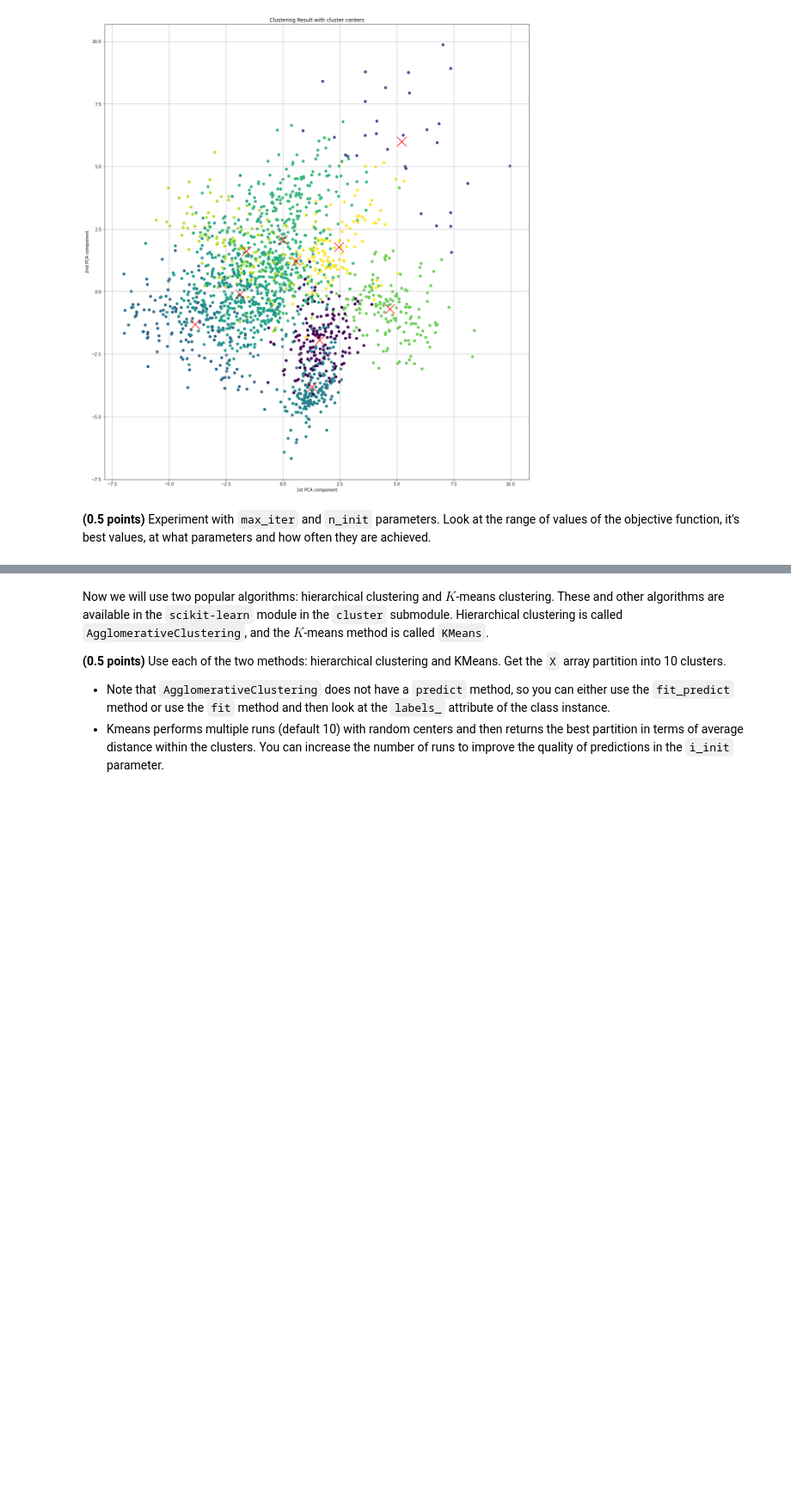
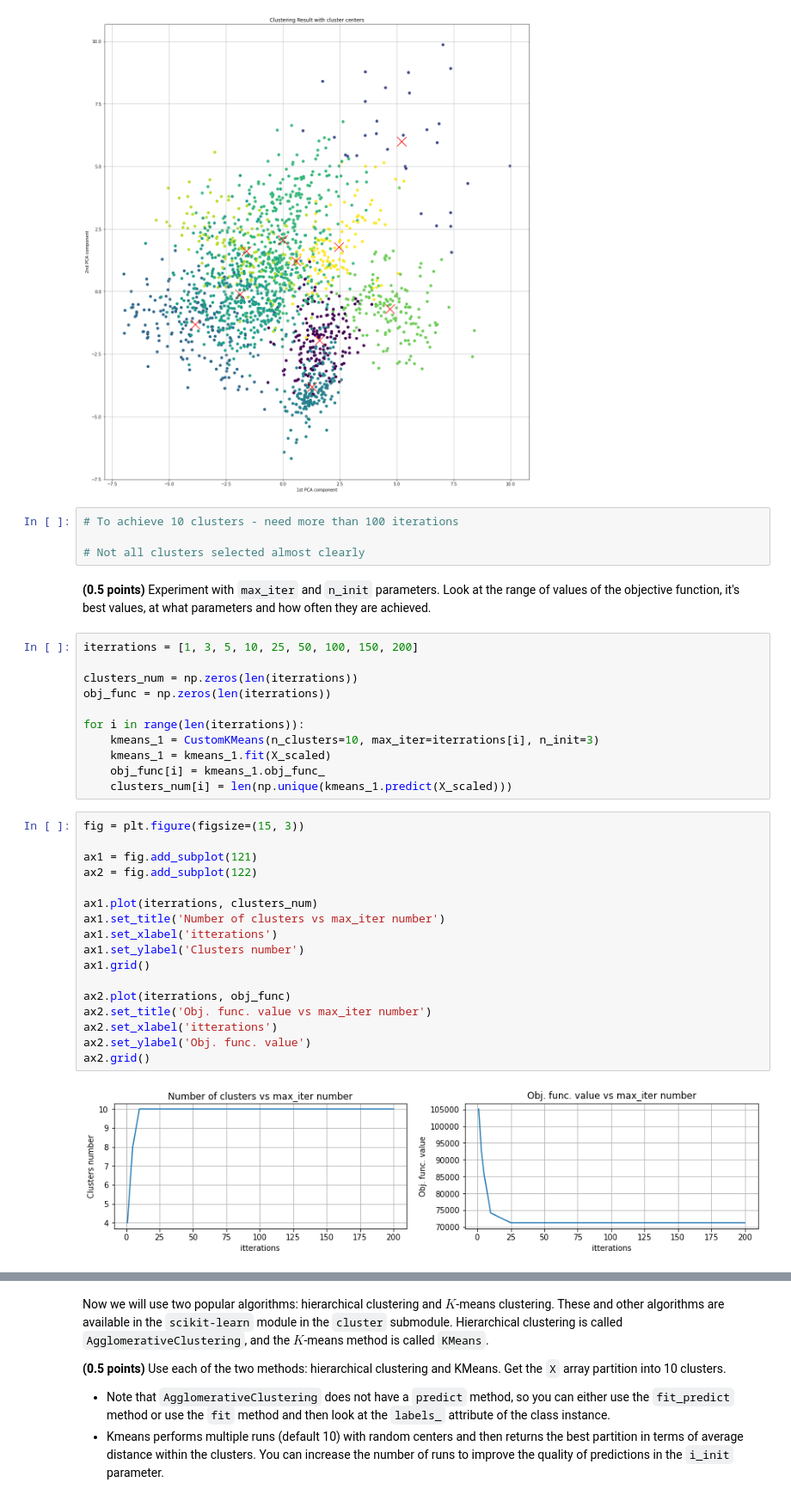
Before and after one commit to AndreiMedvedevSaratov/ml-8_clustering, a Jupyter notebook: clustering.ipynb, the cells around one changed output, grey strips where cells are left out. Shown at 86% size. Drawn from its saved outputs; the diff is of its cells as text; blank space fills up the shorter version.

```diff
--- a/clustering.ipynb
+++ b/clustering.ipynb
@@ -222,5 +222,39 @@ ax1.set_ylabel('2nd PCA component')
 ax1.grid()
 # %% [output]
 [figure]
+# %%
+# To achieve 10 clusters - need more than 100 iterations
+
+# Not all clusters selected almost clearly
 # %% [markdown]
 **(0.5 points)** Experiment with `max_iter` and `n_init` parameters. Look at the range of values of the objective function, it's best values, at what parameters and how often they are achieved.
+# %%
+iterrations = [1, 3, 5, 10, 25, 50, 100, 150, 200]
+
+clusters_num = np.zeros(len(iterrations))
+obj_func = np.zeros(len(iterrations))
+
+for i in range(len(iterrations)):
+    kmeans_1 = CustomKMeans(n_clusters=10, max_iter=iterrations[i], n_init=3)
+    kmeans_1 = kmeans_1.fit(X_scaled)
+    obj_func[i] = kmeans_1.obj_func_
+    clusters_num[i] = len(np.unique(kmeans_1.predict(X_scaled)))
+# %%
+fig = plt.figure(figsize=(15, 3))
+
+ax1 = fig.add_subplot(121)
+ax2 = fig.add_subplot(122)
+
+ax1.plot(iterrations, clusters_num)
+ax1.set_title('Number of clusters vs max_iter number')
+ax1.set_xlabel('itterations')
+ax1.set_ylabel('Clusters number')
+ax1.grid()
+
+ax2.plot(iterrations, obj_func)
+ax2.set_title('Obj. func. value vs max_iter number')
+ax2.set_xlabel('itterations')
+ax2.set_ylabel('Obj. func. value')
+ax2.grid()
+# %% [output]
+[figure, added]
```
Also changed, not shown: parts of 8 cells of this notebook.
